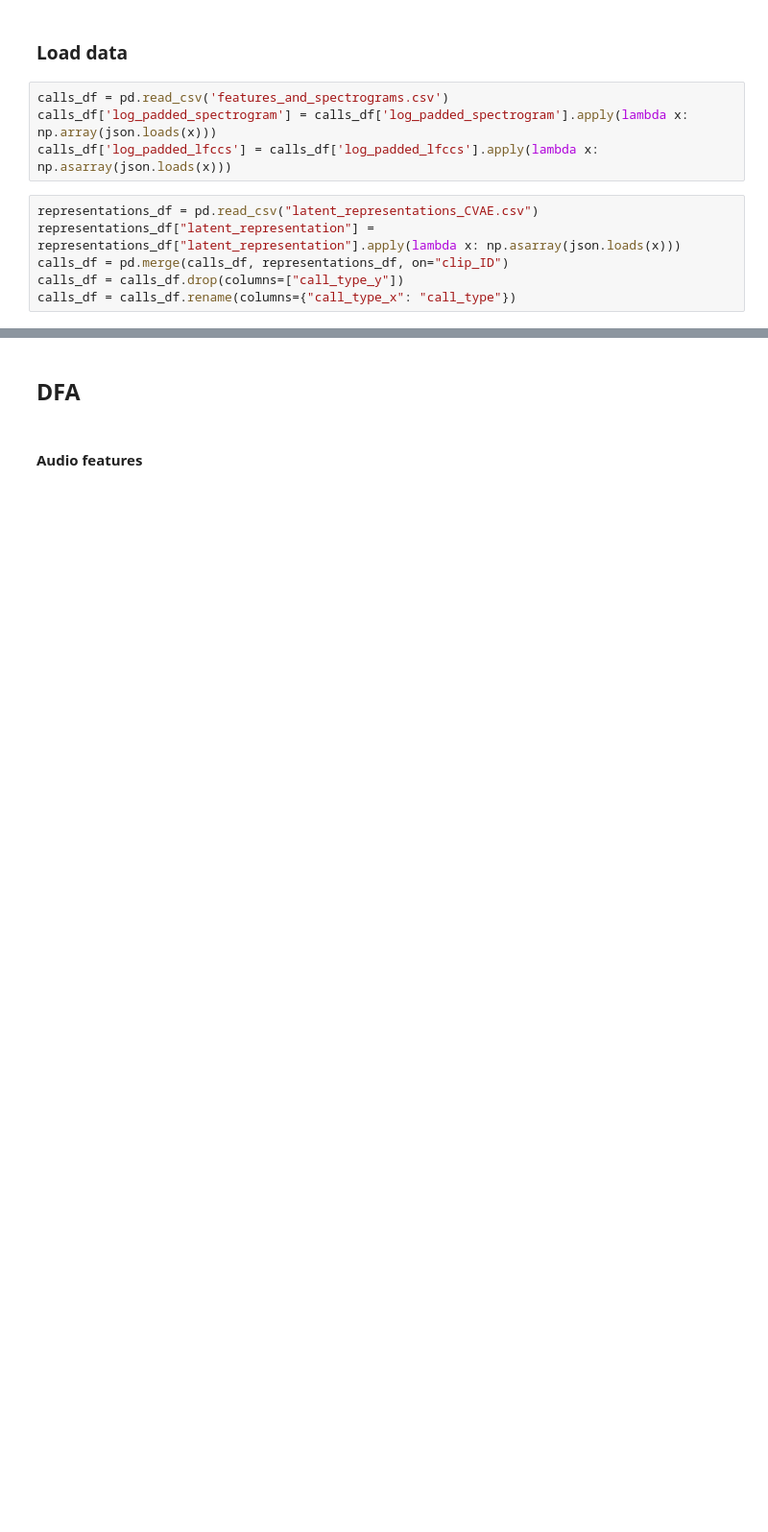
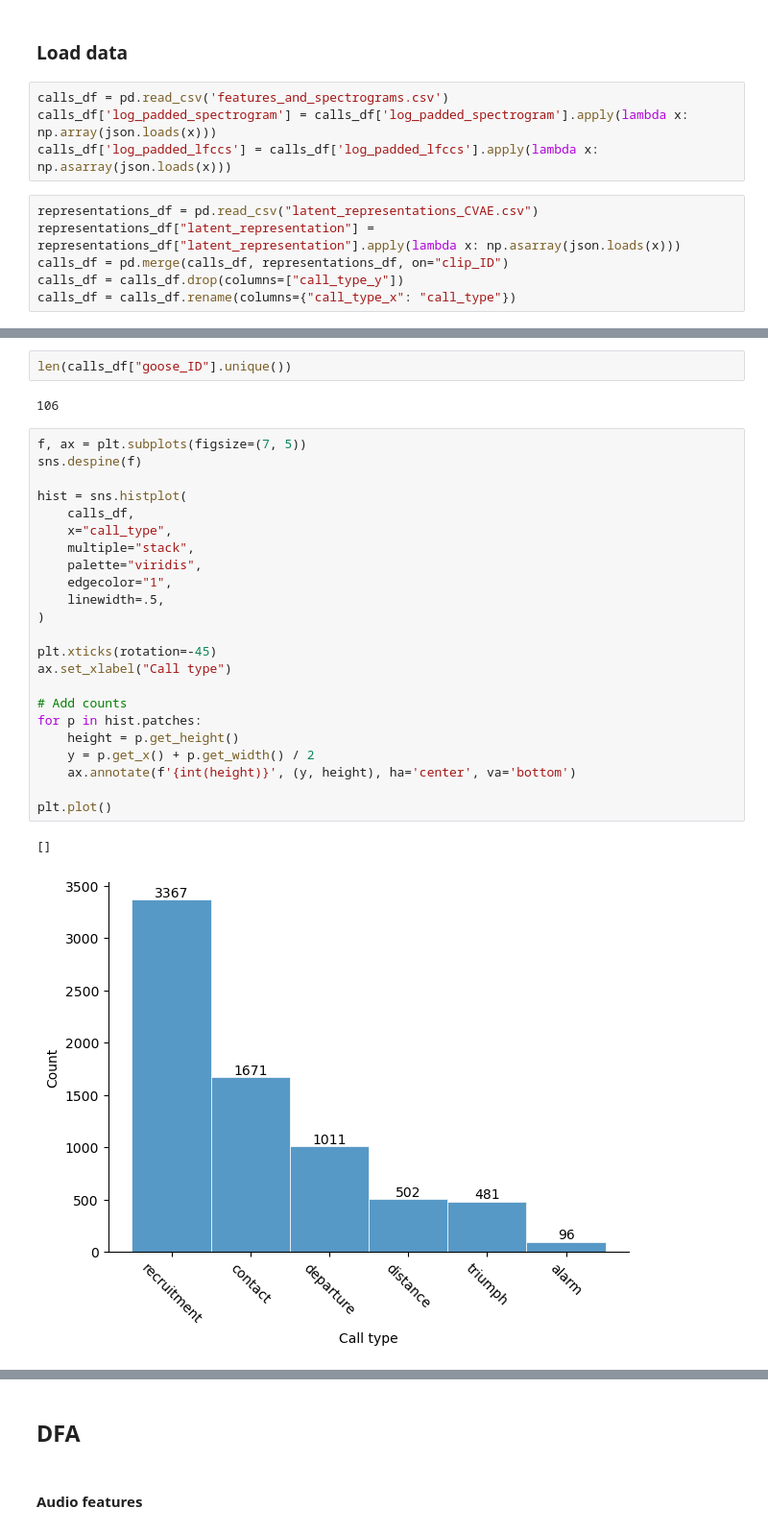
Before and after one commit to lgies23/GooseVocalizations---Thesis-code, a Jupyter notebook: classify_call_types.ipynb, the cells around one changed output, grey strips where cells are left out. Shown at 96% size. Cells and saved outputs as stored; diff of their text form; blank space fills up the shorter version.

```diff
--- a/classify_call_types.ipynb
+++ b/classify_call_types.ipynb
@@ -516,2 +516,32 @@ memory usage: 2.0+ MB
+# %%
+len(calls_df["goose_ID"].unique())
+# %% [output]
+106
+# %%
+f, ax = plt.subplots(figsize=(7, 5))
+sns.despine(f)
+
+hist = sns.histplot(
+    calls_df,
+    x="call_type",
+    multiple="stack",
+    palette="viridis",
+    edgecolor="1",
+    linewidth=.5,
+)
+
+plt.xticks(rotation=-45)
+ax.set_xlabel("Call type")
+
+# Add counts
+for p in hist.patches:
+    height = p.get_height()
+    y = p.get_x() + p.get_width() / 2
+    ax.annotate(f'{int(height)}', (y, height), ha='center', va='bottom')
+
+plt.plot()
+# %% [output]
+[]
+[figure, added]
 # %%
 subsample_sizes = {
```
Also changed, not shown: parts of 21 cells of this notebook, 13 other files.
